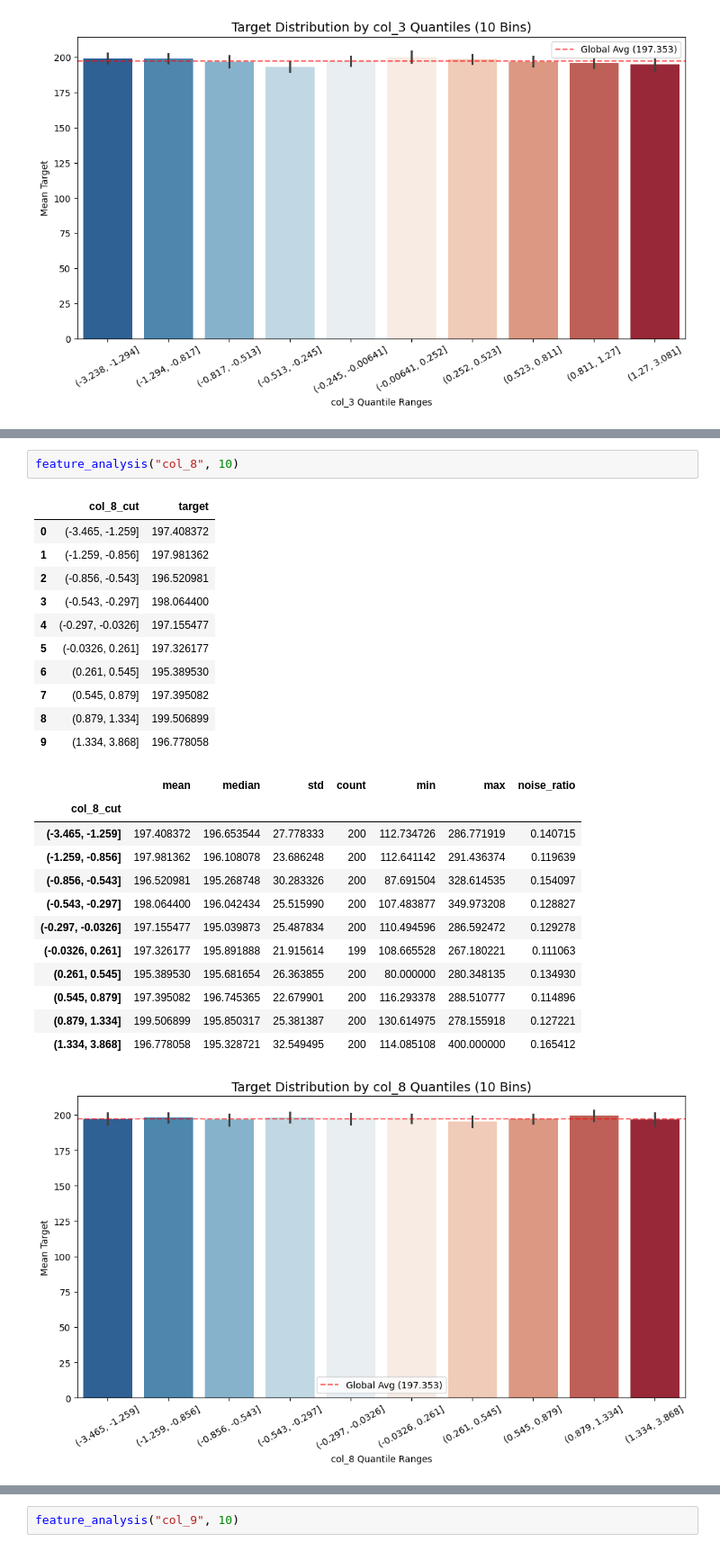
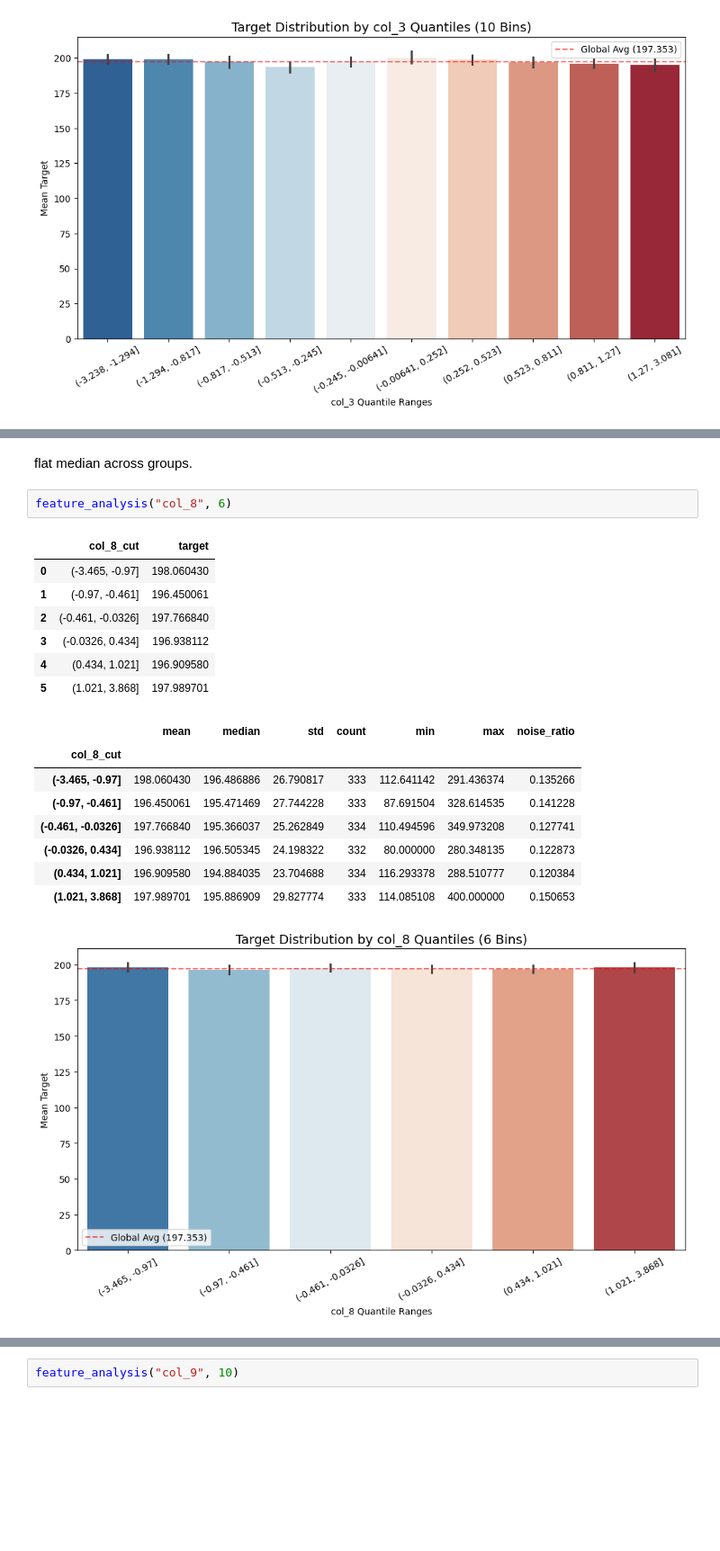
Before and after one commit to M-Rodani1/qmml-market-making-hackathon, a Jupyter notebook: round_8/round_8.ipynb, the cells around one changed output, grey strips where cells are left out. Shown at 90% size. Cells and saved outputs as stored; diff of their text form; blank space fills up the shorter version.

```diff
--- a/round_8/round_8.ipynb
+++ b/round_8/round_8.ipynb
@@ -381,27 +355,21 @@ feature_analysis("col_7", 10)
+# %% [markdown]
+flat median across groups.
 # %%
-feature_analysis("col_8", 10)
+feature_analysis("col_8", 6)
 # %% [output]
 |  | col_8_cut | target |
-| 0 | (-3.465, -1.259] | 197.408372 |
-| 1 | (-1.259, -0.856] | 197.981362 |
-| 2 | (-0.856, -0.543] | 196.520981 |
-| 3 | (-0.543, -0.297] | 198.064400 |
-| 4 | (-0.297, -0.0326] | 197.155477 |
-| 5 | (-0.0326, 0.261] | 197.326177 |
-| 6 | (0.261, 0.545] | 195.389530 |
-| 7 | (0.545, 0.879] | 197.395082 |
-| 8 | (0.879, 1.334] | 199.506899 |
-| 9 | (1.334, 3.868] | 196.778058 |
+| 0 | (-3.465, -0.97] | 198.060430 |
+| 1 | (-0.97, -0.461] | 196.450061 |
+| 2 | (-0.461, -0.0326] | 197.766840 |
+| 3 | (-0.0326, 0.434] | 196.938112 |
+| 4 | (0.434, 1.021] | 196.909580 |
+| 5 | (1.021, 3.868] | 197.989701 |
 |  | mean | median | std | count | min | max | noise_ratio |
 | col_8_cut |  |  |  |  |  |  |  |
-| (-3.465, -1.259] | 197.408372 | 196.653544 | 27.778333 | 200 | 112.734726 | 286.771919 | 0.140715 |
-| (-1.259, -0.856] | 197.981362 | 196.108078 | 23.686248 | 200 | 112.641142 | 291.436374 | 0.119639 |
-| (-0.856, -0.543] | 196.520981 | 195.268748 | 30.283326 | 200 | 87.691504 | 328.614535 | 0.154097 |
-| (-0.543, -0.297] | 198.064400 | 196.042434 | 25.515990 | 200 | 107.483877 | 349.973208 | 0.128827 |
-| (-0.297, -0.0326] | 197.155477 | 195.039873 | 25.487834 | 200 | 110.494596 | 286.592472 | 0.129278 |
-| (-0.0326, 0.261] | 197.326177 | 195.891888 | 21.915614 | 199 | 108.665528 | 267.180221 | 0.111063 |
-| (0.261, 0.545] | 195.389530 | 195.681654 | 26.363855 | 200 | 80.000000 | 280.348135 | 0.134930 |
-| (0.545, 0.879] | 197.395082 | 196.745365 | 22.679901 | 200 | 116.293378 | 288.510777 | 0.114896 |
-| (0.879, 1.334] | 199.506899 | 195.850317 | 25.381387 | 200 | 130.614975 | 278.155918 | 0.127221 |
-| (1.334, 3.868] | 196.778058 | 195.328721 | 32.549495 | 200 | 114.085108 | 400.000000 | 0.165412 |
+| (-3.465, -0.97] | 198.060430 | 196.486886 | 26.790817 | 333 | 112.641142 | 291.436374 | 0.135266 |
+| (-0.97, -0.461] | 196.450061 | 195.471469 | 27.744228 | 333 | 87.691504 | 328.614535 | 0.141228 |
+| (-0.461, -0.0326] | 197.766840 | 195.366037 | 25.262849 | 334 | 110.494596 | 349.973208 | 0.127741 |
+| (-0.0326, 0.434] | 196.938112 | 196.505345 | 24.198322 | 332 | 80.000000 | 280.348135 | 0.122873 |
+| (0.434, 1.021] | 196.909580 | 194.884035 | 23.704688 | 334 | 116.293378 | 288.510777 | 0.120384 |
+| (1.021, 3.868] | 197.989701 | 195.886909 | 29.827774 | 333 | 114.085108 | 400.000000 | 0.150653 |
-[figure, old version]
+[figure, new version]
```
Also changed, not shown: parts of 37 cells of this notebook.
